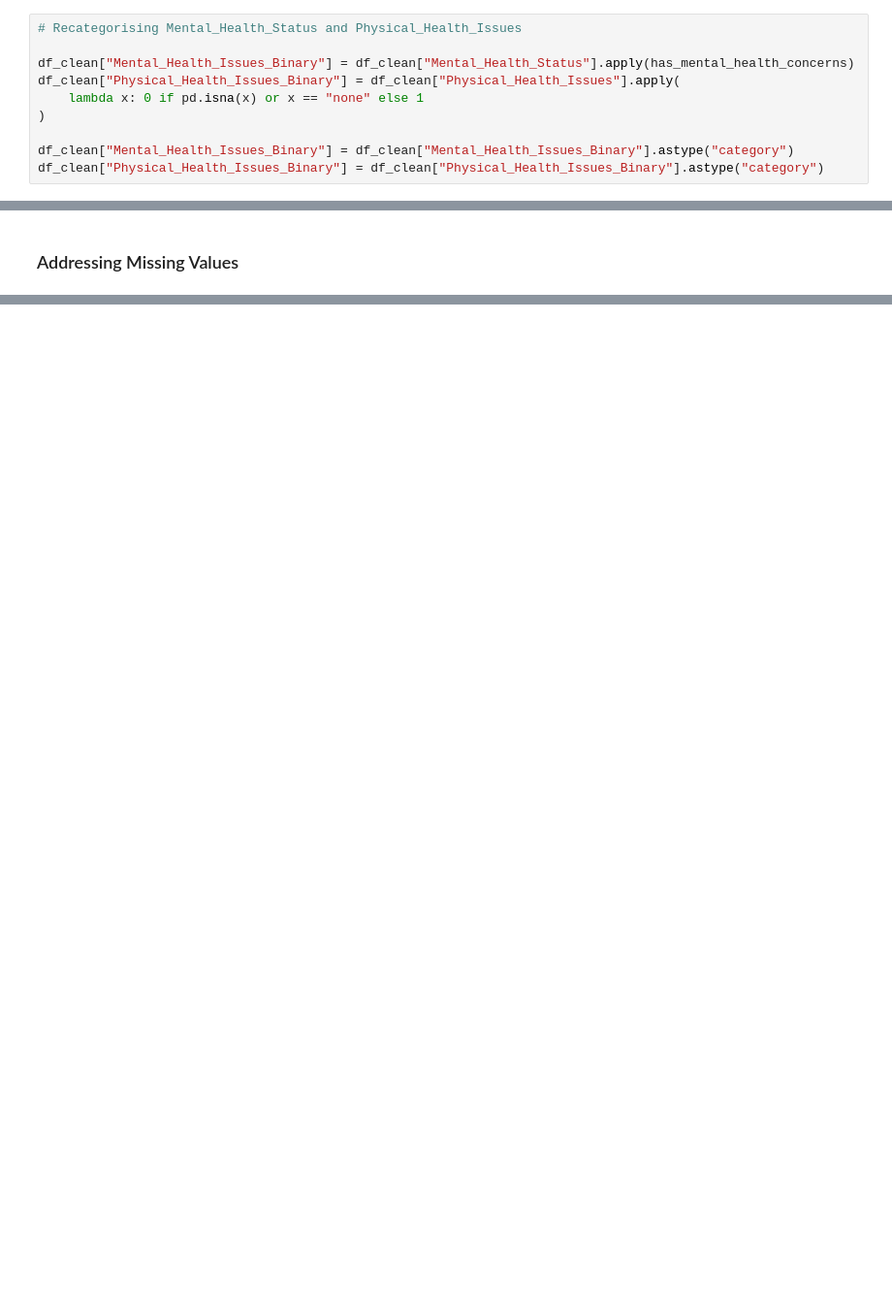
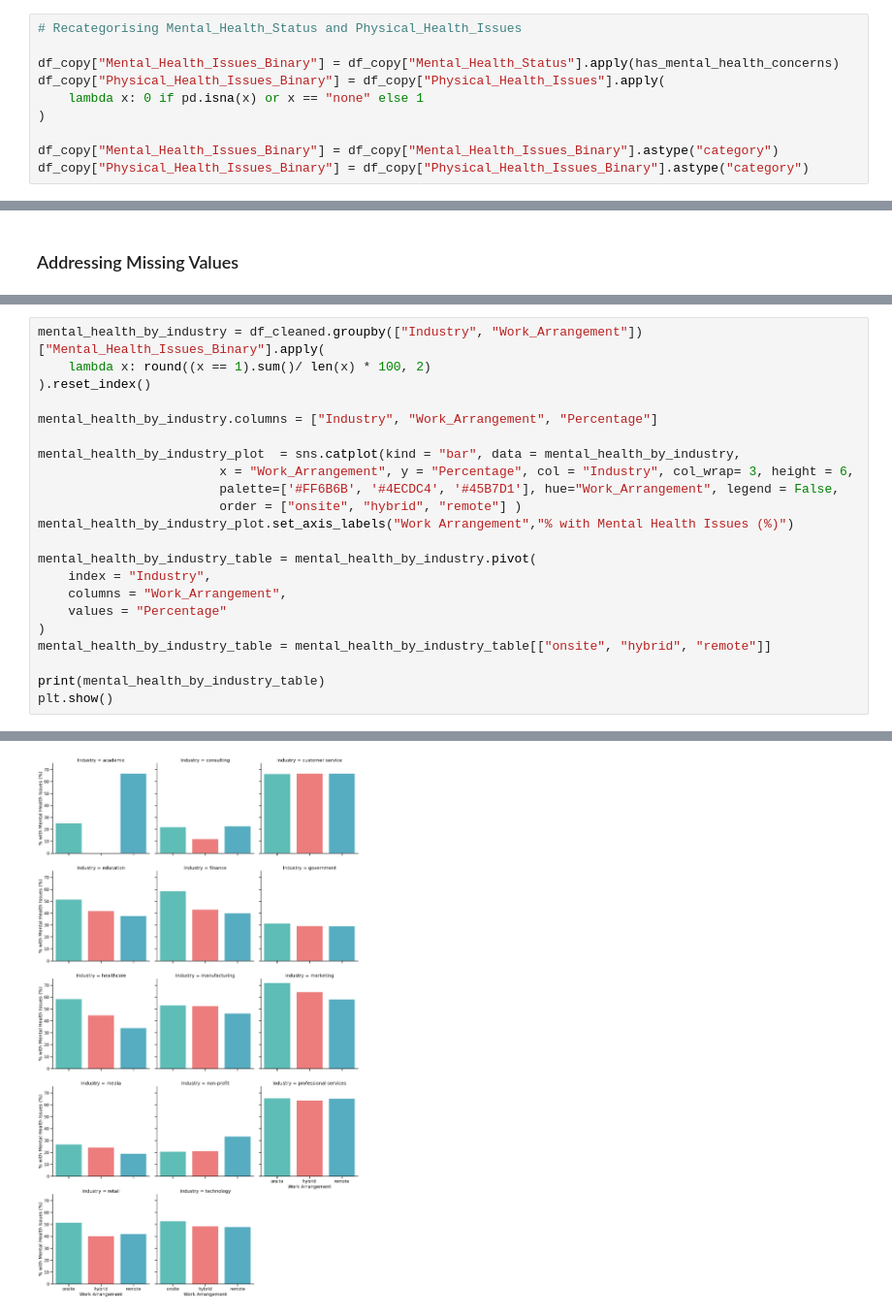
Before and after one commit to nathan-limjw/remote-work-health-analysis, a Jupyter notebook: notebooks/01_eda.ipynb, the cells around one changed output, grey strips where cells are left out. Shown at 97% size. Cells and saved outputs as stored; diff of their text form; blank space fills up the shorter version.

```diff
--- a/notebooks/01_eda.ipynb
+++ b/notebooks/01_eda.ipynb
@@ -385,13 +415,13 @@ To ensure consistency across categorical variables, inconsistent entries were cl
 # %%
 # Recategorising Mental_Health_Status and Physical_Health_Issues
 
-df_clean["Mental_Health_Issues_Binary"] = df_clean["Mental_Health_Status"].apply(has_mental_health_concerns)
-df_clean["Physical_Health_Issues_Binary"] = df_clean["Physical_Health_Issues"].apply(
+df_copy["Mental_Health_Issues_Binary"] = df_copy["Mental_Health_Status"].apply(has_mental_health_concerns)
+df_copy["Physical_Health_Issues_Binary"] = df_copy["Physical_Health_Issues"].apply(
     lambda x: 0 if pd.isna(x) or x == "none" else 1
 )
 
-df_clean["Mental_Health_Issues_Binary"] = df_clean["Mental_Health_Issues_Binary"].astype("category")
-df_clean["Physical_Health_Issues_Binary"] = df_clean["Physical_Health_Issues_Binary"].astype("category")
+df_copy["Mental_Health_Issues_Binary"] = df_copy["Mental_Health_Issues_Binary"].astype("category")
+df_copy["Physical_Health_Issues_Binary"] = df_copy["Physical_Health_Issues_Binary"].astype("category")
 # %% [markdown]
 No furthur cleaning was performed in the `Mental_Health_Status` and `Physical_Health_Issues` columns due to the wide variability in free-text responses. Instead, two new columns with binary values were created: `Mental_Health_Issues_Binary` and `Physical_Health_Issues_Binary`.
 
@@ -464,0 +607,23 @@ For grouped imputation methods, when specific group combinations do not have any
+# %%
+mental_health_by_industry = df_cleaned.groupby(["Industry", "Work_Arrangement"])["Mental_Health_Issues_Binary"].apply(
+    lambda x: round((x == 1).sum()/ len(x) * 100, 2)
+).reset_index()
+
+mental_health_by_industry.columns = ["Industry", "Work_Arrangement", "Percentage"]
+
+mental_health_by_industry_plot  = sns.catplot(kind = "bar", data = mental_health_by_industry,
+                        x = "Work_Arrangement", y = "Percentage", col = "Industry", col_wrap= 3, height = 6,
+                        palette=['#FF6B6B', '#4ECDC4', '#45B7D1'], hue="Work_Arrangement", legend = False,
+                        order = ["onsite", "hybrid", "remote"] )
+mental_health_by_industry_plot.set_axis_labels("Work Arrangement","% with Mental Health Issues (%)")
+
+mental_health_by_industry_table = mental_health_by_industry.pivot(
+    index = "Industry",
+    columns = "Work_Arrangement",
+    values = "Percentage"
+)
+mental_health_by_industry_table = mental_health_by_industry_table[["onsite", "hybrid", "remote"]]
+
+print(mental_health_by_industry_table)
+plt.show()
+# %% [output]
@@ -464,0 +646 @@ For grouped imputation methods, when specific group combinations do not have any
+[figure, added]
```
Also changed, not shown: parts of 43 cells of this notebook, 1 other file.
